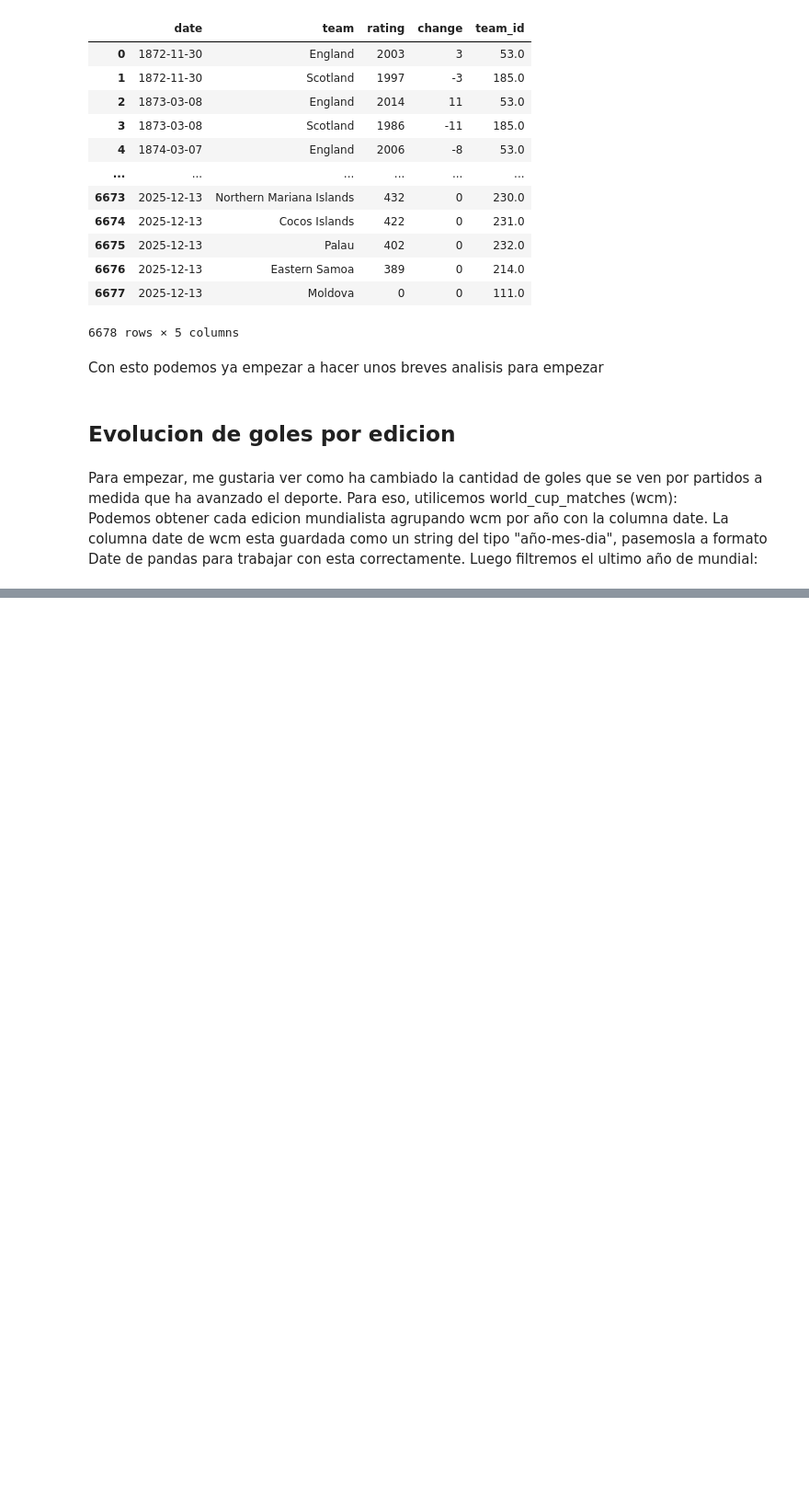
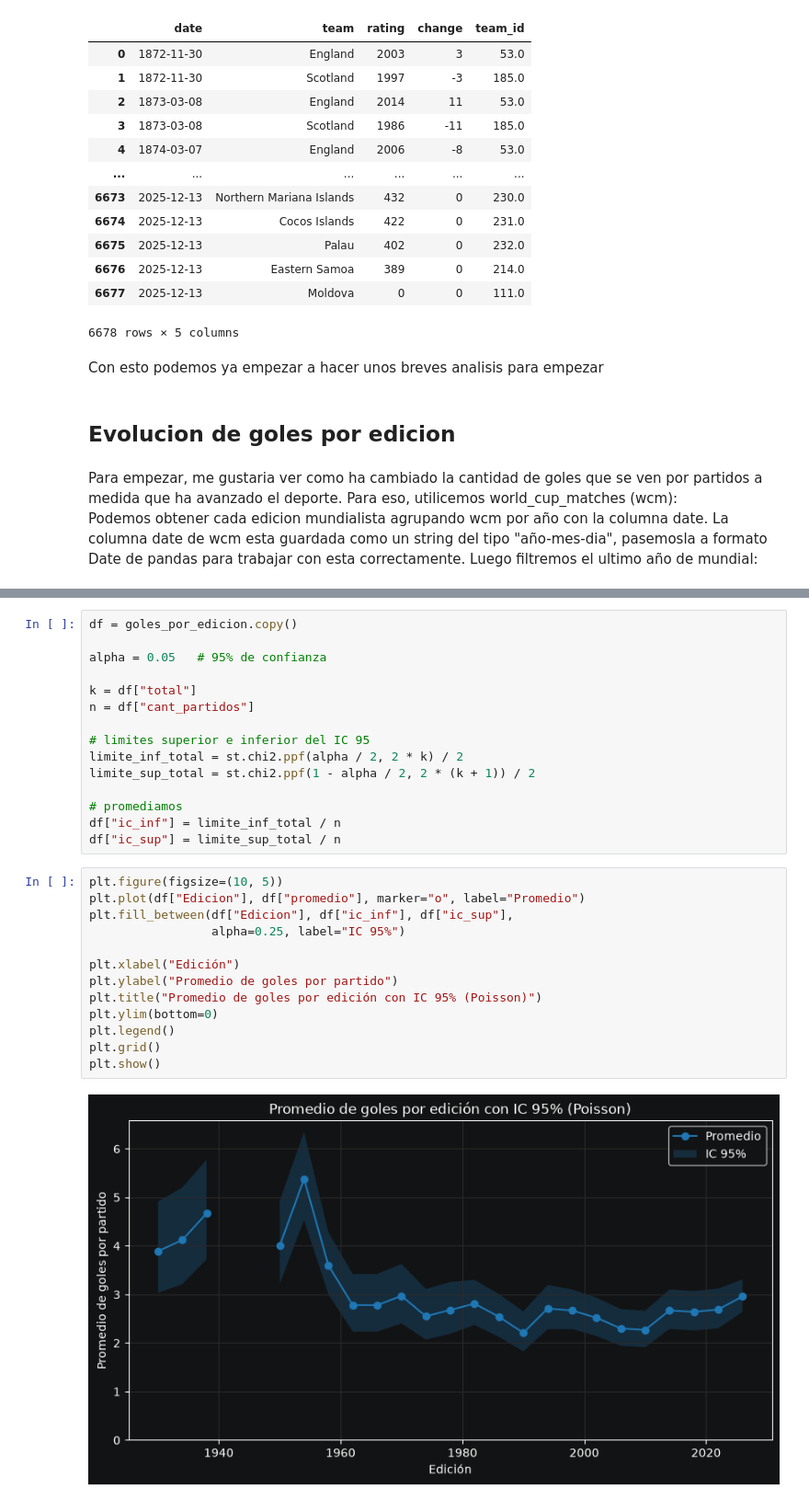
Before and after one commit to maximomilano9/Base-de-datos-de-partidos-de-futbol-masculino-21-a-nivel-selecciones-y-mundiales, a Jupyter notebook: notebooks/Exploracion_1.ipynb, the cells around one changed output, grey strips where cells are left out. Shown at 92% size. Drawn from its saved outputs; the diff is of its cells as text; blank space fills up the shorter version.

```diff
--- a/notebooks/Exploracion_1.ipynb
+++ b/notebooks/Exploracion_1.ipynb
@@ -281,0 +285,30 @@ En 1962 cayo a 2.7, desde ahi empezo a variar en menor magnitud, alcanzando dos
+# %%
+df = goles_por_edicion.copy()
+
+alpha = 0.05   # 95% de confianza
+
+k = df["total"]
+n = df["cant_partidos"]
+
+# limites superior e inferior del IC 95
+limite_inf_total = st.chi2.ppf(alpha / 2, 2 * k) / 2
+limite_sup_total = st.chi2.ppf(1 - alpha / 2, 2 * (k + 1)) / 2
+
+# promediamos
+df["ic_inf"] = limite_inf_total / n
+df["ic_sup"] = limite_sup_total / n
+# %%
+plt.figure(figsize=(10, 5))
+plt.plot(df["Edicion"], df["promedio"], marker="o", label="Promedio")
+plt.fill_between(df["Edicion"], df["ic_inf"], df["ic_sup"],
+                 alpha=0.25, label="IC 95%")
+
+plt.xlabel("Edición")
+plt.ylabel("Promedio de goles por partido")
+plt.title("Promedio de goles por edición con IC 95% (Poisson)")
+plt.ylim(bottom=0)
+plt.legend()
+plt.grid()
+plt.show()
+# %% [output]
+[figure, added]
```
Also changed, not shown: parts of 22 cells of this notebook, 4 other files.
